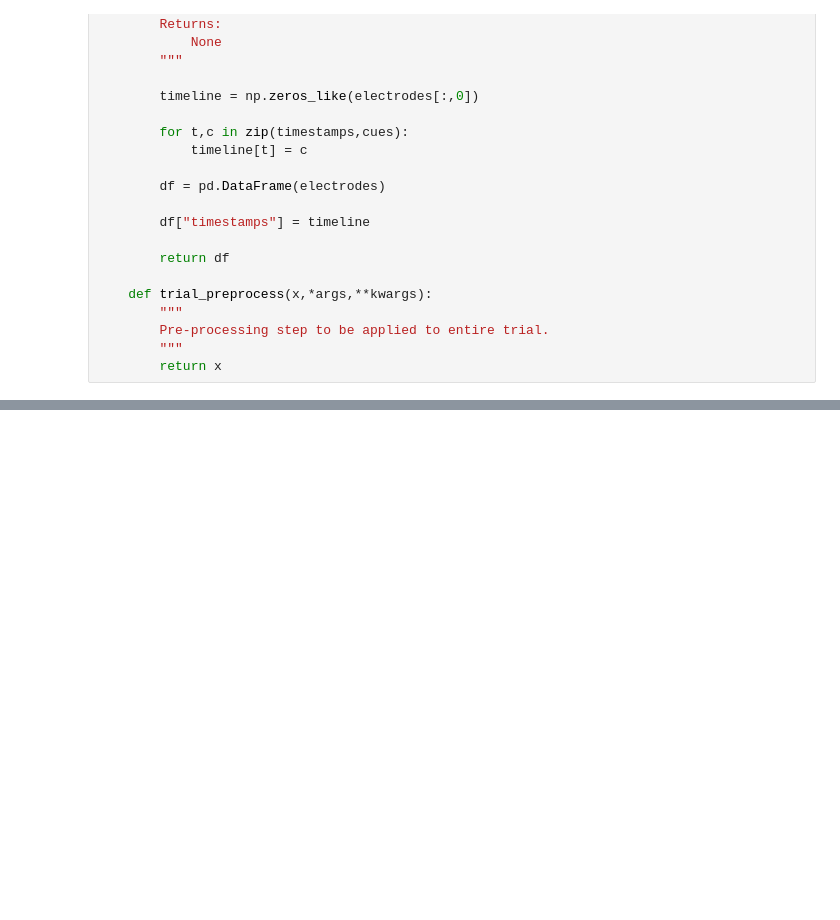
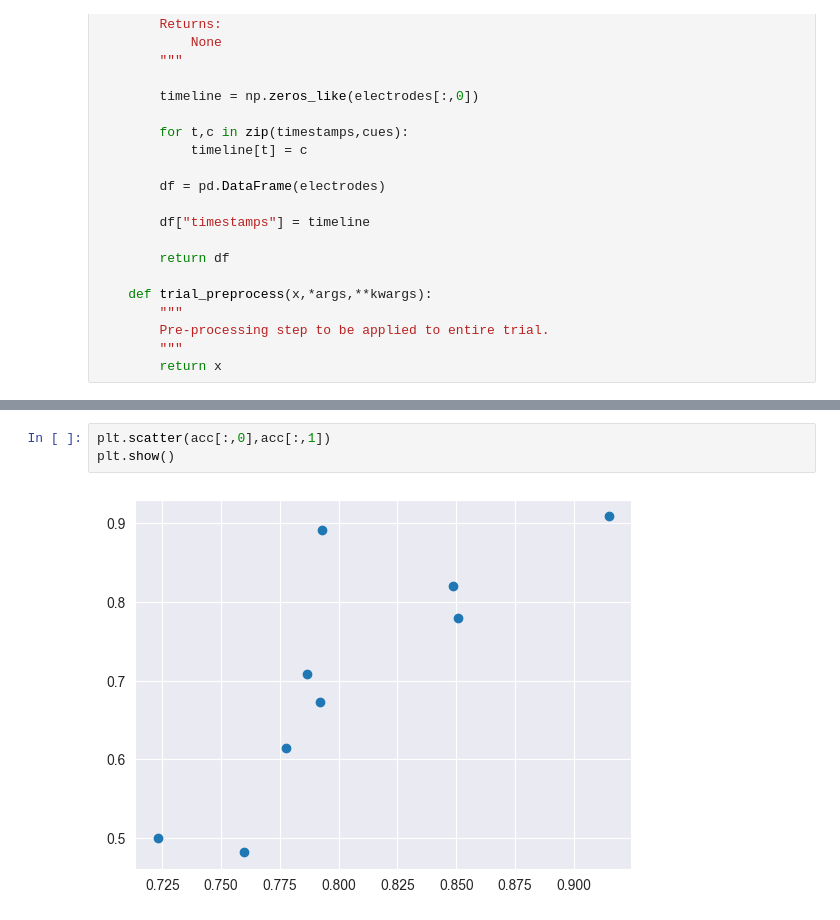
Before and after one commit to mcgill-neurotech/2024, a Jupyter notebook: classification/simple_classification.ipynb, the cells around one changed output, grey strips where cells are left out. Drawn from its saved outputs; the diff is of its cells as text; blank space fills up the shorter version.

```diff
--- a/classification/simple_classification.ipynb
+++ b/classification/simple_classification.ipynb
@@ -278,0 +527,5 @@ classifier = Classifier(dataset,t_baseline=-2,t_epoch=5)
+# %%
+plt.scatter(acc[:,0],acc[:,1])
+plt.show()
+# %% [output]
+[figure, added]
```
Also changed, not shown: parts of 19 cells of this notebook.
